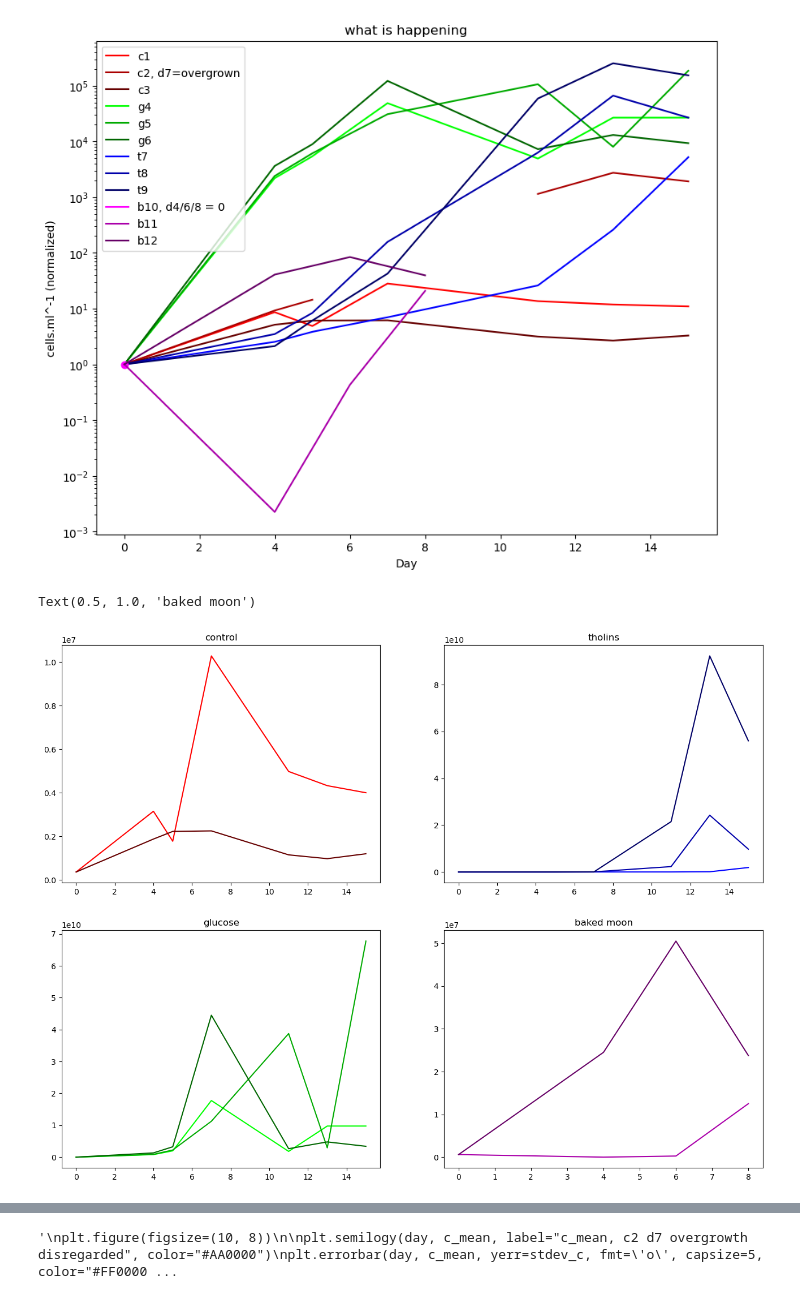
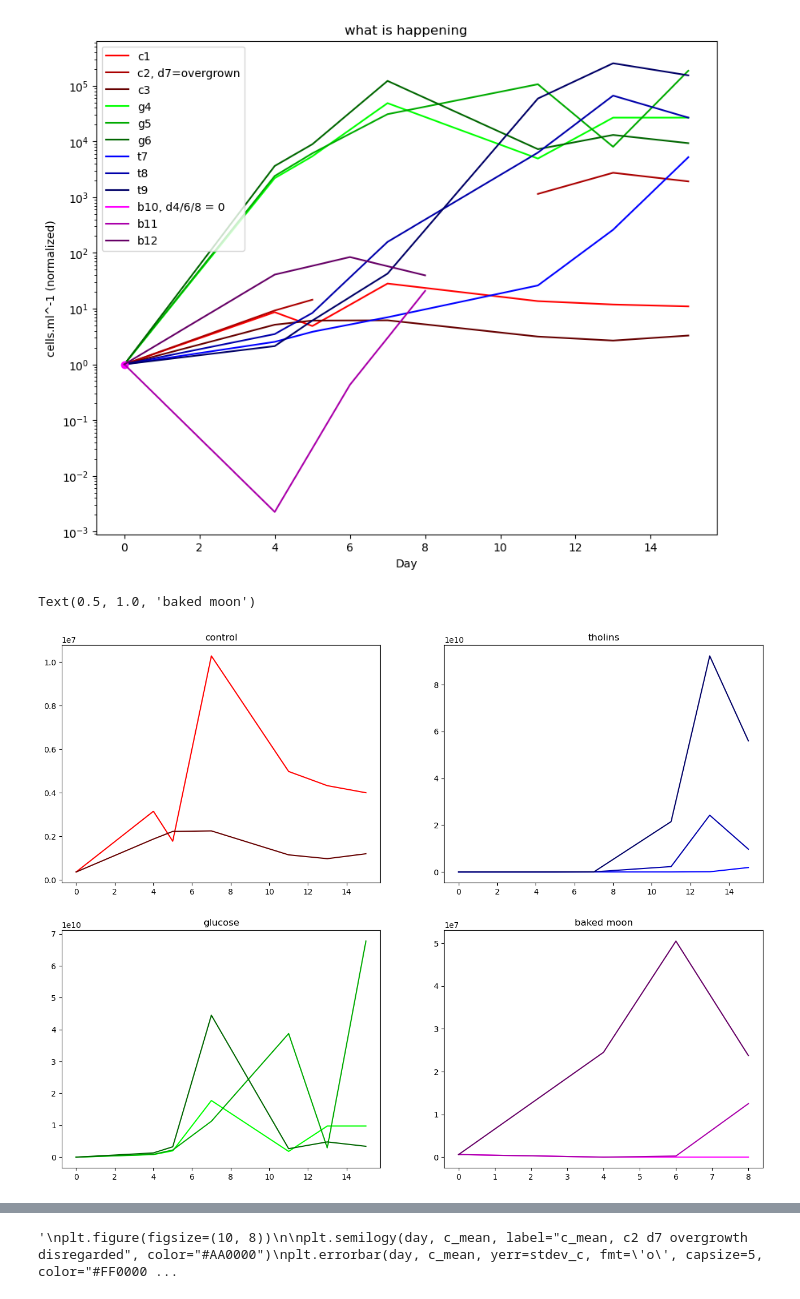
Before and after one commit to lucca-cas/tholinlab, a Jupyter notebook: tholins_2.ipynb, the cells around one changed output, grey strips where cells are left out. Drawn from its saved outputs; the diff is of its cells as text; code cells hidden in the pictures.

```diff
--- a/tholins_2.ipynb
+++ b/tholins_2.ipynb
@@ -63,29 +63,29 @@ plt.show()
 # %%
 fig, axs = plt.subplots(2, 2, figsize=(16, 12))
 
 axs[0, 0].plot(day, c1, label="c1", color="#FF0000")
 #axs[0, 0].plot(day, c2, label="c2, d7=overgrown", color="#AA0000")
 axs[0, 0].plot(day, c3, label="c3", color="#660000")
 axs[0, 0].set_title("control")
 
 axs[1, 0].plot(day, g4, label="g4", color="#00FF00")
 axs[1, 0].plot(day, g5, label="g5", color="#00AA00")
 axs[1, 0].plot(day, g6, label="g6", color="#006600")
 axs[1, 0].set_title("glucose")
 
 axs[0, 1].plot(day, t7, label="t7", color="#0000FF")
 axs[0, 1].plot(day, t8, label="t8", color="#0000AA")
 axs[0, 1].plot(day, t9, label="t9", color="#000066")
 axs[0, 1].set_title("tholins")
 
 axs[1, 1].plot(day_b, b10, label="b10, d4=0 d6=0", color="#FF00FF")
-#axs[1, 1].plot(0, b10[0], 'o', color="#FF00FF")
+axs[1, 1].plot(day_b, (b10[0], 0, 0, 0), color="#FF00FF") #mod
 axs[1, 1].plot(day_b, b11, label="b11", color="#AA00AA")
 axs[1, 1].plot(day_b, b12, label="b12", color="#660066")
 axs[1, 1].set_title("baked moon")
 # %% [output]
 Text(0.5, 1.0, 'baked moon')
-[figure, old version]
+[figure, new version]
 # %%
 def mean_of_arrays (a,b,c):
     mean_arr = np.array([(a[i]+b[i]+c[i])/3 for i in range (len(a))])
```
Also changed, not shown: parts of 4 cells of this notebook.
